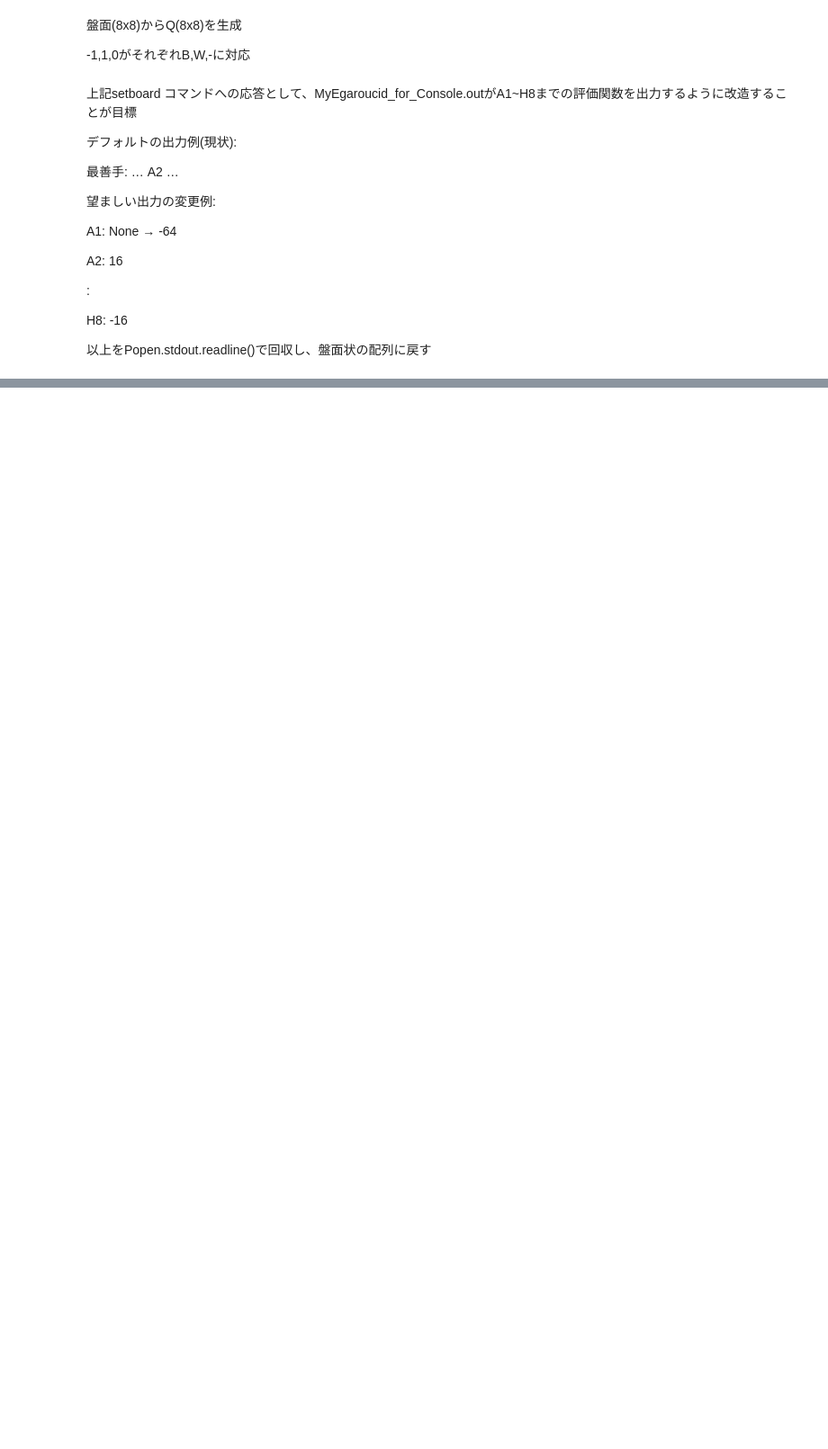
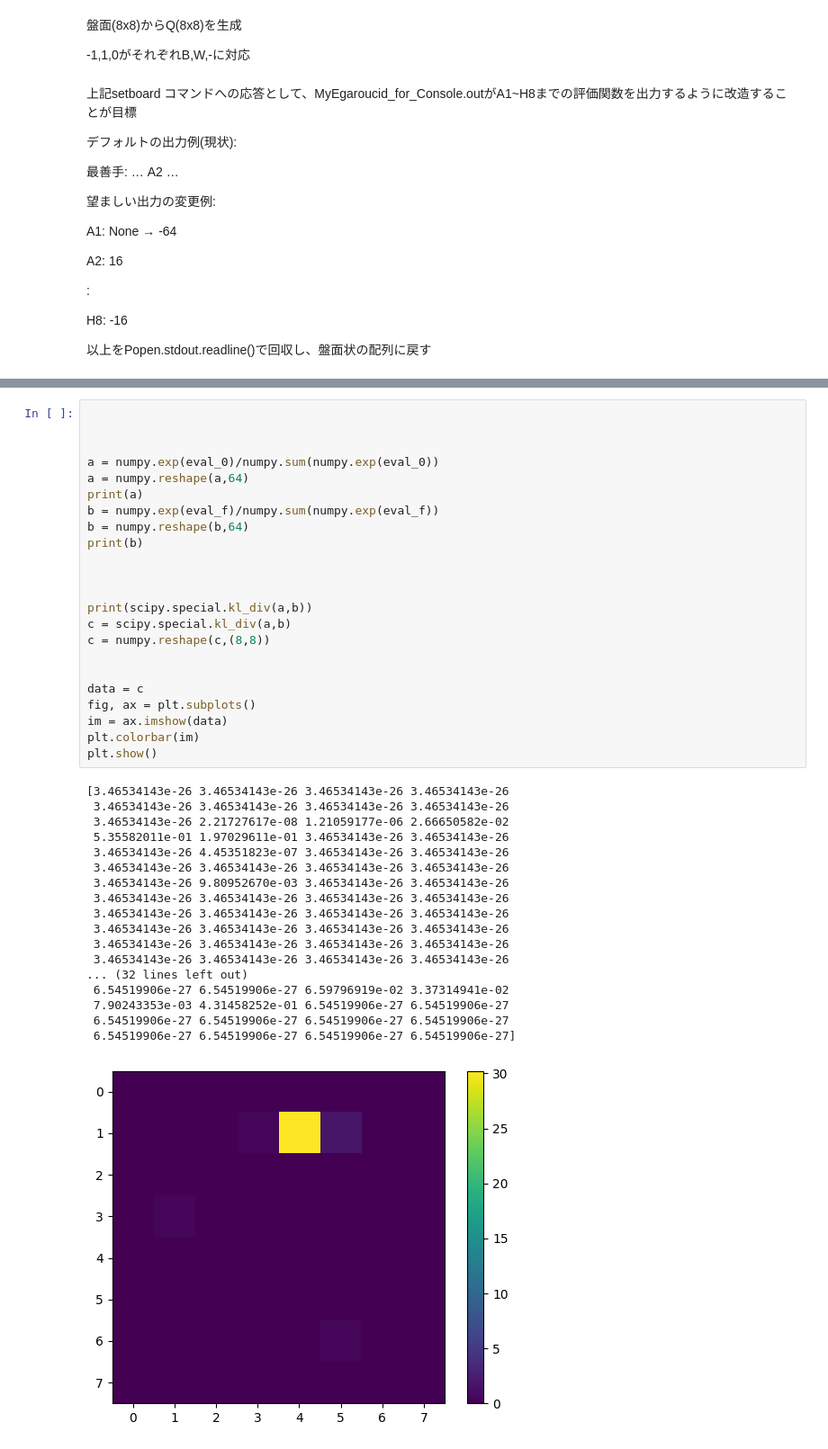
Before and after one commit to KKitamuraCCE/MyEgaroucid, a Jupyter notebook: MyEgaroucid.ipynb, the cells around one changed output, grey strips where cells are left out. Shown: that part at 90% size. Saved outputs shown, nothing was run; the diff lists cells and outputs as text; blank space fills up the shorter version.

```diff
--- a/MyEgaroucid.ipynb
+++ b/MyEgaroucid.ipynb
@@ -1058,0 +1124,42 @@ setboard -------------------WW-----WBBW----WBBW-----WW-------------------B
+# %%
+
+
+
+a = numpy.exp(eval_0)/numpy.sum(numpy.exp(eval_0))
+a = numpy.reshape(a,64)
+print(a)
+b = numpy.exp(eval_f)/numpy.sum(numpy.exp(eval_f))
+b = numpy.reshape(b,64)
+print(b)
+
+
+
+print(scipy.special.kl_div(a,b))
+c = scipy.special.kl_div(a,b)
+c = numpy.reshape(c,(8,8))
+
+
+data = c
+fig, ax = plt.subplots()
+im = ax.imshow(data)
+plt.colorbar(im)
+plt.show()
+# %% [output]
+[3.46534143e-26 3.46534143e-26 3.46534143e-26 3.46534143e-26
+ 3.46534143e-26 3.46534143e-26 3.46534143e-26 3.46534143e-26
+ 3.46534143e-26 2.21727617e-08 1.21059177e-06 2.66650582e-02
+ 5.35582011e-01 1.97029611e-01 3.46534143e-26 3.46534143e-26
+ 3.46534143e-26 4.45351823e-07 3.46534143e-26 3.46534143e-26
+ 3.46534143e-26 3.46534143e-26 3.46534143e-26 3.46534143e-26
+ 3.46534143e-26 9.80952670e-03 3.46534143e-26 3.46534143e-26
+ 3.46534143e-26 3.46534143e-26 3.46534143e-26 3.46534143e-26
+ 3.46534143e-26 3.46534143e-26 3.46534143e-26 3.46534143e-26
+ 3.46534143e-26 3.46534143e-26 3.46534143e-26 3.46534143e-26
+ 3.46534143e-26 3.46534143e-26 3.46534143e-26 3.46534143e-26
+ 3.46534143e-26 3.46534143e-26 3.46534143e-26 3.46534143e-26
+... (32 lines left out)
+ 6.54519906e-27 6.54519906e-27 6.59796919e-02 3.37314941e-02
+ 7.90243353e-03 4.31458252e-01 6.54519906e-27 6.54519906e-27
+ 6.54519906e-27 6.54519906e-27 6.54519906e-27 6.54519906e-27
+ 6.54519906e-27 6.54519906e-27 6.54519906e-27 6.54519906e-27]
+[figure, added]
```
Also changed, not shown: parts of 9 cells of this notebook.
